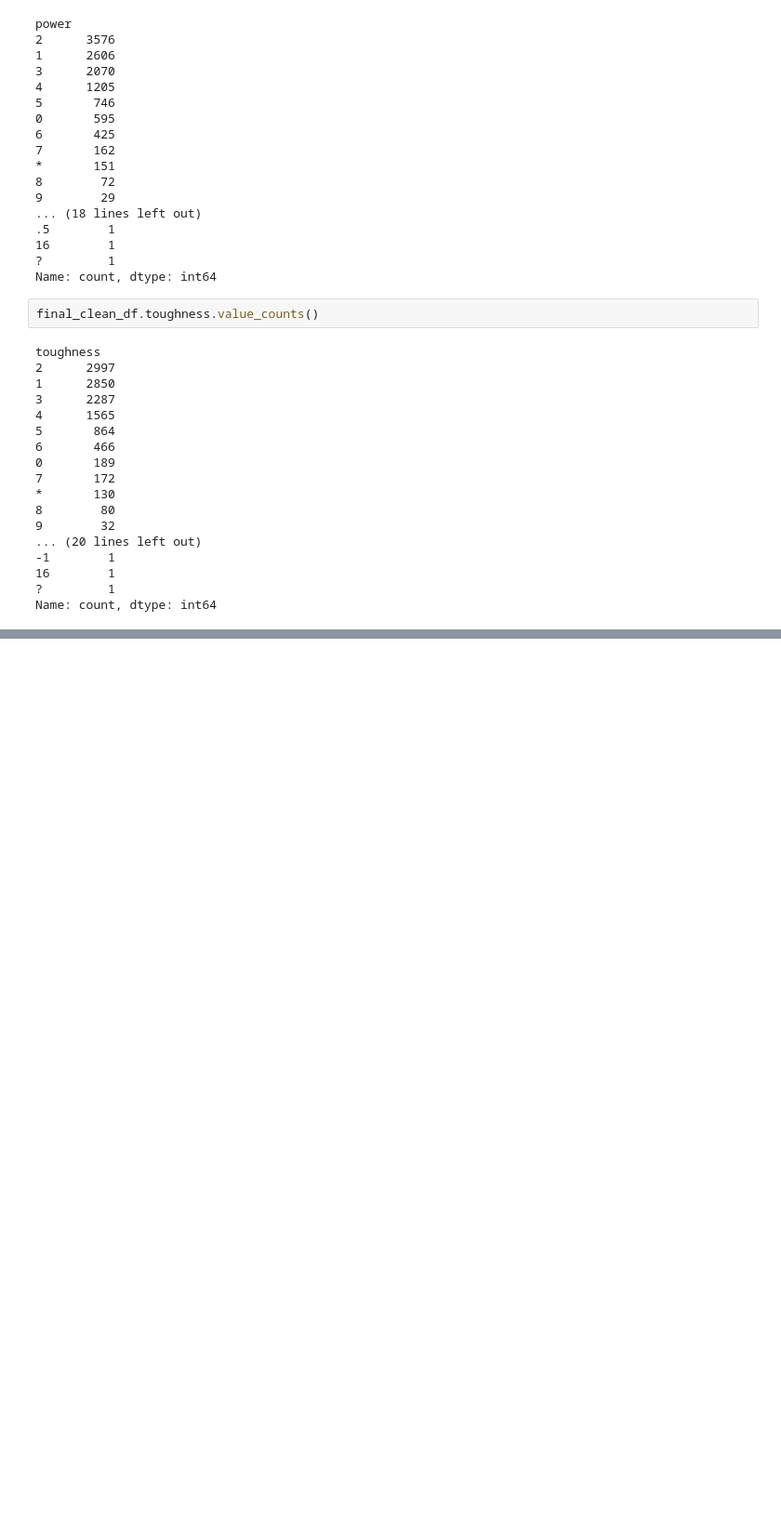
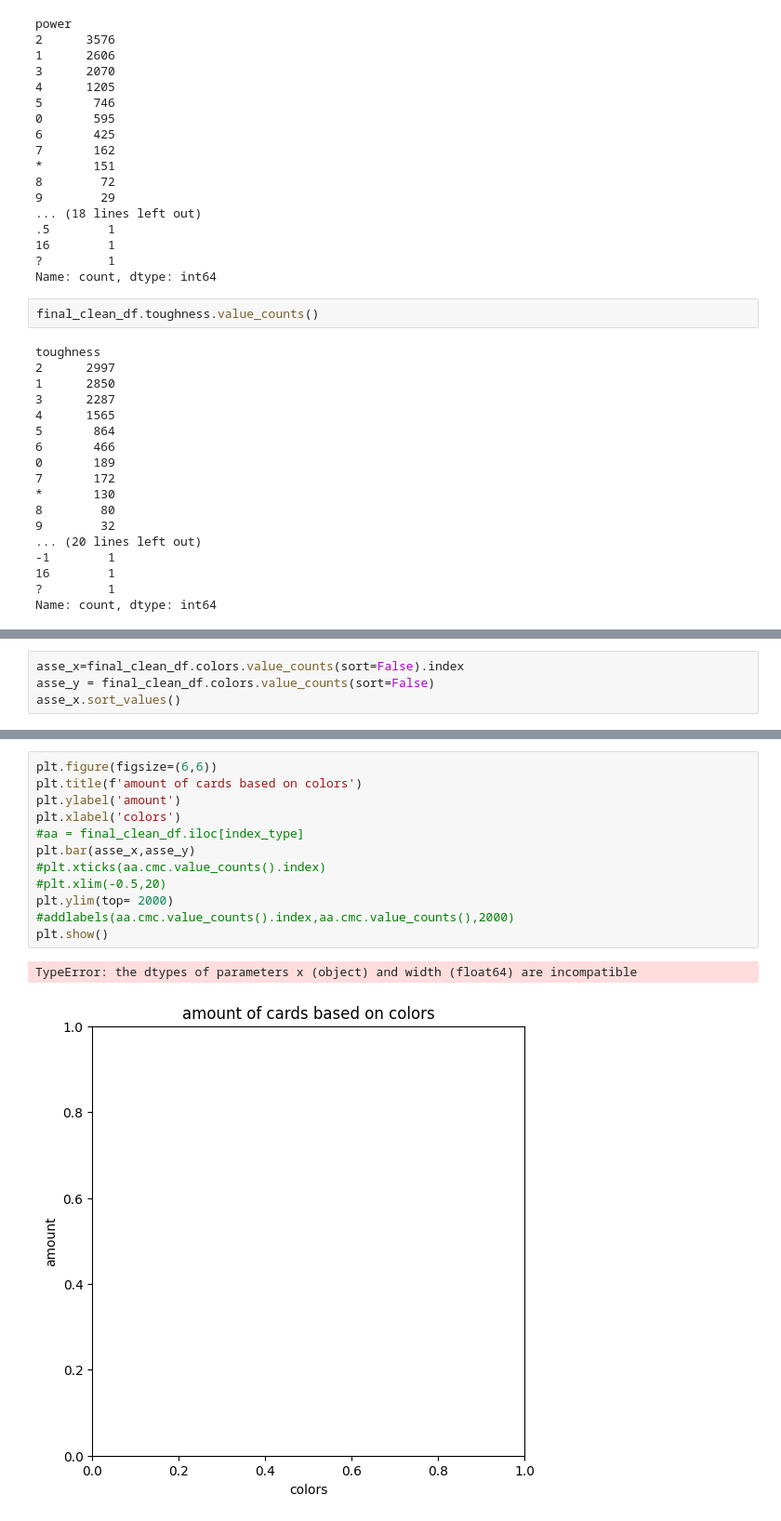
Before and after one commit to Mariodraghidicomodo/elaborato, a Jupyter notebook: progetto_data_scienze/codice/Some_Plots/Plot_final_df.ipynb, the cells around one changed output, grey strips where cells are left out. Shown at 93% size. Saved outputs shown, nothing was run; the diff lists cells and outputs as text; blank space fills up the shorter version.

Commit message:
plot

```diff
--- a/progetto_data_scienze/codice/Some_Plots/Plot_final_df.ipynb
+++ b/progetto_data_scienze/codice/Some_Plots/Plot_final_df.ipynb
@@ -320,0 +324,4 @@ Name: count, dtype: int64
+# %%
+asse_x=final_clean_df.colors.value_counts(sort=False).index
+asse_y = final_clean_df.colors.value_counts(sort=False)
+asse_x.sort_values()
@@ -320,0 +346,15 @@ Name: count, dtype: int64
+# %%
+plt.figure(figsize=(6,6))
+plt.title(f'amount of cards based on colors')
+plt.ylabel('amount')
+plt.xlabel('colors')
+#aa = final_clean_df.iloc[index_type]
+plt.bar(asse_x,asse_y)
+#plt.xticks(aa.cmc.value_counts().index)
+#plt.xlim(-0.5,20)
+plt.ylim(top= 2000)
+#addlabels(aa.cmc.value_counts().index,aa.cmc.value_counts(),2000)
+plt.show()
+# %% [output]
+TypeError: the dtypes of parameters x (object) and width (float64) are incompatible
+[figure, added]
```
Also changed, not shown: parts of 5 cells of this notebook, 1 other file.
